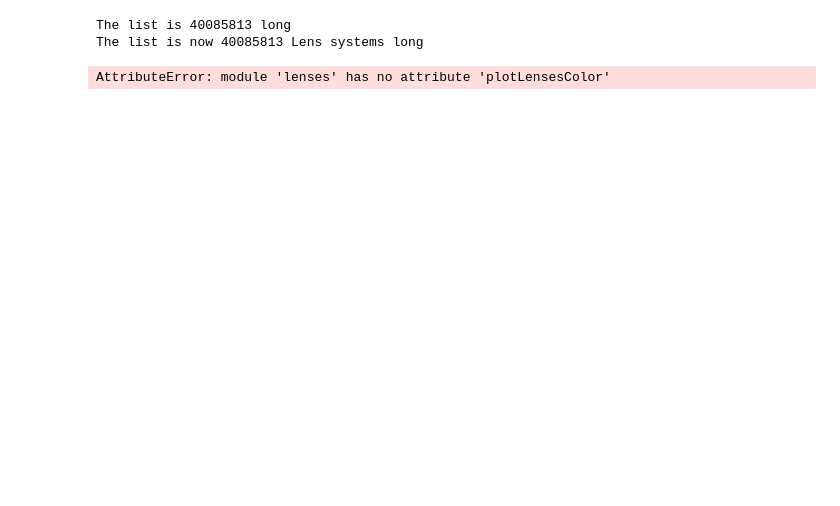
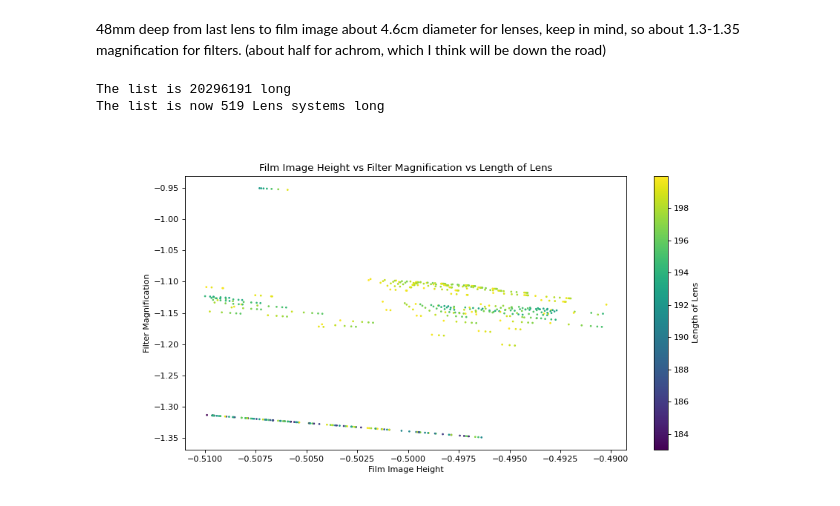
Before and after one commit to Leviticoos/Digichrome, a Jupyter notebook: LenSim/LensAnalysis2-1.ipynb, the cells around one changed output. Drawn from its saved outputs; the diff is of its cells as text; code cells hidden in the pictures; blank space fills up the shorter version.

Commit message:
New commit! This works well! Just note all my data is on my Desktop, too large

```diff
--- a/LenSim/LensAnalysis2-1.ipynb
+++ b/LenSim/LensAnalysis2-1.ipynb
@@ -26,16 +11,67 @@ print(len(data))
+# %% [markdown]
+48mm deep from last lens to film image
+about 4.6cm diameter for lenses, keep in mind, so about 1.3-1.35 magnification for filters. (about half for achrom, which I think will be down the road)
 # %%
-# params ordered inner image x, " y, outer image x, " y, focal length 1, 2, 3, gap1, gap2, optical center x, "y
-print("The list is " + str(len(data)) + " long")
+#Condition data, remove bad ones, save to compilation
+
+
+#Loading in 4 part lens data
+
+data = np.zeros((1,11))
+data = np.array(data)
+
+for i in [1,2,3,4,5,6,7,8,9,10,11,12,13,14,15,16,17]:
+     name = "4PartLensData/4PartLens1-" + str(i) + ".npy"
+     newData = np.array(np.load(name))
+     data = np.concatenate((data,newData), axis=0)
+
+
+print("The list came in " + str(len(data)) + " long")
 
 np.array(data)
-#data = [data[x,:] for x in list(range(0, len(data))) if data[x,2]<1000]
-#data = np.array(data)
-#data = [data[x,:] for x in list(range(0, len(data))) if abs(data[x,1]/data[x,3])<100]
-#data = np.array(data)
+#Make sure image is deep enough from last lens
+data = [data[x,:] for x in list(range(0, len(data))) if data[x,2]-data[x,8]-data[x,9]-data[x,10]>48]
+data = np.array(data)
+#Make sure lens is less than a meter long
+data = [data[x,:] for x in list(range(0, len(data))) if data[x,2]<1000]
+data = np.array(data)
+#Make sure filter to film ratio is less than 100 (aka, not infinity)
+data = [data[x,:] for x in list(range(0, len(data))) if abs(data[x,1]/data[x,3])<100]
+data = np.array(data)
+
+
 print("The list is now " + str(len(data)) + " Lens systems long")
 
+name = "4PartLensData/4PartLens1-ALL.npy"
+np.save(name, data, allow_pickle=True, fix_imports=True)
+
 ln.plotLensesColor(data[:,3], data[:,1]/data[:,3], data[:,2], 'Film Image Height vs Filter Magnification vs Length of Lens', "Film Image Height","Filter Magnification","Length of Lens")
-# %% [output]
-The list is 40085813 long
-The list is now 40085813 Lens systems long
-AttributeError: module 'lenses' has no attribute 'plotLensesColor'
+# %%
+#Now we can edit and apply fuzzy filters
+name = "4PartLensData/4PartLens1-ALL.npy"
+data = np.array(np.load(name))
+
+print("The list is " + str(len(data)) + " long")
+
+#This tightens up our main params
+
+data = np.array(data)
+data = [data[x,:] for x in list(range(0, len(data))) if abs(data[x,3])<0.65 and abs(data[x,3])>0.45]
+data = np.array(data)
+data = [data[x,:] for x in list(range(0, len(data))) if data[x,2]<200]
+data = np.array(data)
+data = [data[x,:] for x in list(range(0, len(data))) if abs(data[x,1]/data[x,3])>0.95]
+data = np.array(data)
+data = [data[x,:] for x in list(range(0, len(data))) if abs(data[x,3])>0.49 and abs(data[x,3])<0.51]
+data = np.array(data)
+data = [data[x,:] for x in list(range(0, len(data))) if abs(data[x,1]/data[x,3])<1.35]
+data = np.array(data)
+print("The list is now " + str(len(data)) + " Lens systems long")
+
+
+
+ln.plotLensesColor(data[:,3], data[:,1]/data[:,3], data[:,2], 'Film Image Height vs Filter Magnification vs Length of Lens', "Film Image Height","Filter Magnification","Length of Lens")
+# %% [output]
+The list is 20296191 long
+The list is now 519 Lens systems long
+[figure, added]
```
Also changed, not shown: parts of 4 cells of this notebook, 13 other files.
